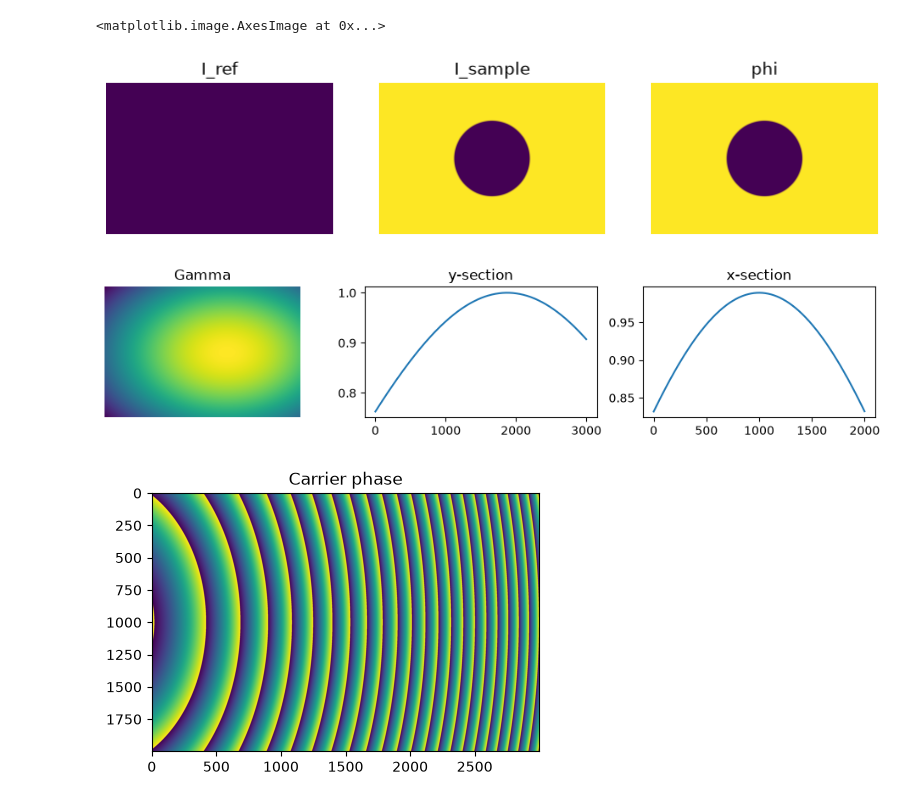
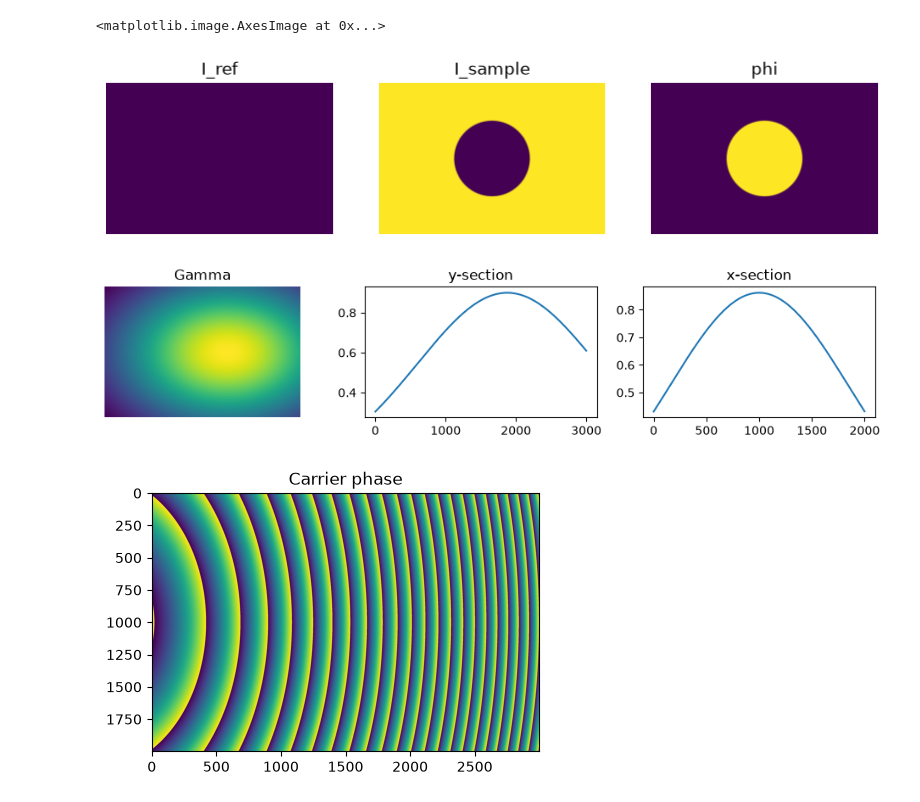
Before and after one commit to RodionovSA/phase-shift, a Jupyter notebook: scripts/sim/aia_baseline.ipynb, the cells around one changed output. Saved outputs shown, nothing was run; the diff lists cells and outputs as text; code cells hidden in the pictures.

```diff
--- a/scripts/sim/aia_baseline.ipynb
+++ b/scripts/sim/aia_baseline.ipynb
@@ -11,8 +11,8 @@ W = 3000 # width in pixels
 
 # Prepare intenisties of the beams and their phase difference
 I_ref = masked_map(rectangle(H, W, H//2, W//2), 1.0, 1.0)
-I_sample = masked_map(circle(H, W, H//4), 0.7, 1.0)
-phi = masked_map(circle(H, W, H//4), 0.5, 1.0) * np.pi
+I_sample = masked_map(circle(H, W, H//4), 0.6, 1.0)
+phi = masked_map(circle(H, W, H//4), 0.5, 0.3) * np.pi
 
 plt.figure(figsize=(10,5))
 plt.subplot(131)
@@ -28,34 +28,34 @@ plt.axis('off')
 plt.subplot(133)
 plt.title('phi')
 plt.imshow(phi[0])
 plt.axis('off')
 
 # Setup coherence envelope (gamma)
-gamma = gaussian_map(H,W, (2*W,2*H), center=(W//2 + W//8, H//2))
+gamma = gaussian_map(H,W, (W,H), center=(W//2 + W//8, H//2), peak=0.9)
 
 plt.figure(figsize=(12, 2))
 plt.subplot(131)
 plt.title('Gamma')
 plt.imshow(gamma[0])
 plt.axis('off')
 
 plt.subplot(132)
 plt.title('y-section')
 plt.plot(gamma[0,H//2])
 
 plt.subplot(133)
 plt.title('x-section')
 plt.plot(gamma[0,:,W//2])
 
 # Setup carrier
 carrier=[40.0, 0.0, 8.0, 0.0, 2.0]
 carrier_2d = carrier_map(H, W, carrier)
 
 plt.figure(figsize=(5,5))
 plt.title('Carrier phase')
 plt.imshow(np.angle(np.exp(1j*carrier_2d[0])))
 # %% [output]
 <matplotlib.image.AxesImage at 0x...>
-[figure, old version]
+[figure, new version]
-[figure, old version]
+[figure, new version]
 [figure]
```
Also changed, not shown: parts of 9 cells of this notebook, 2 other files.
